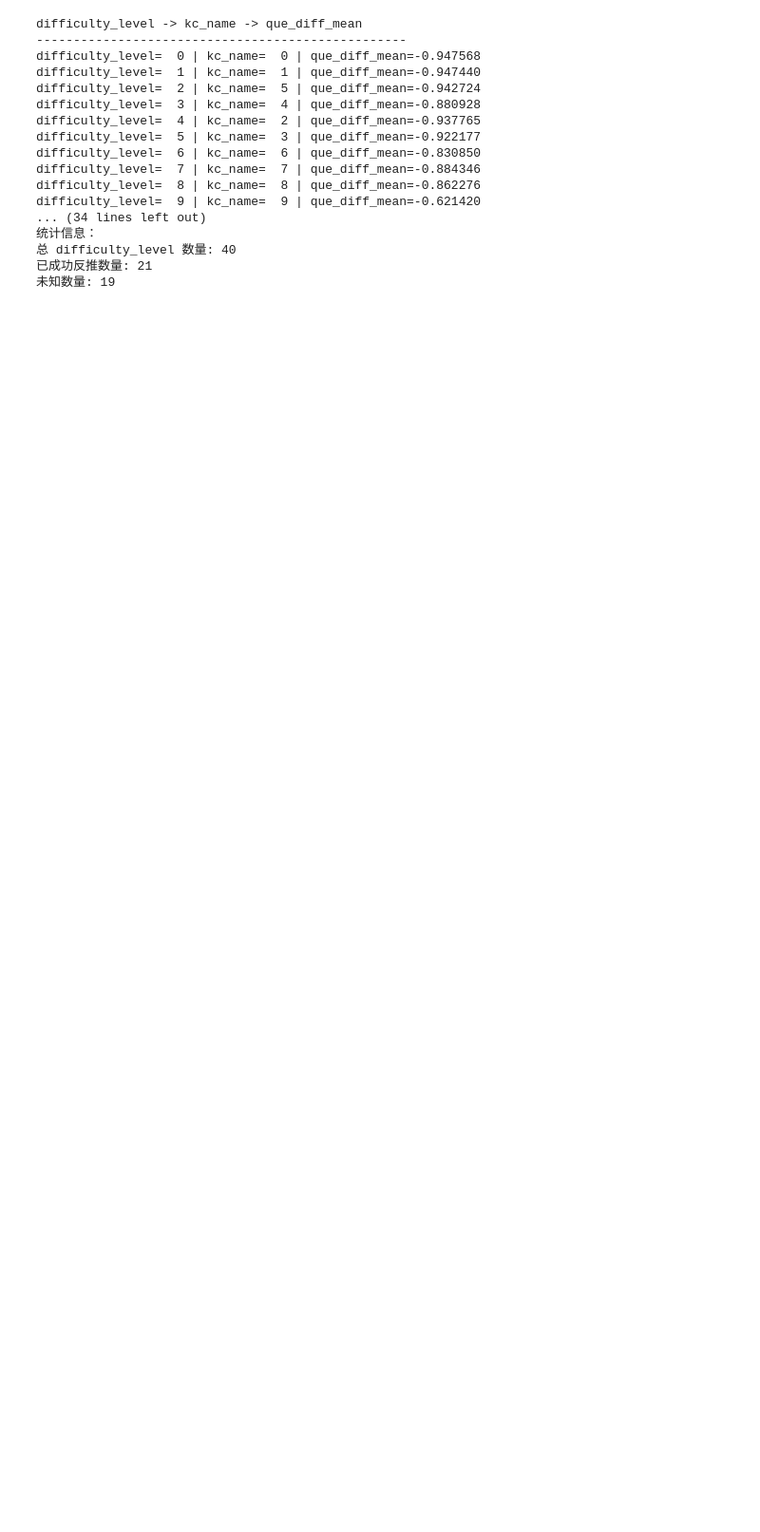
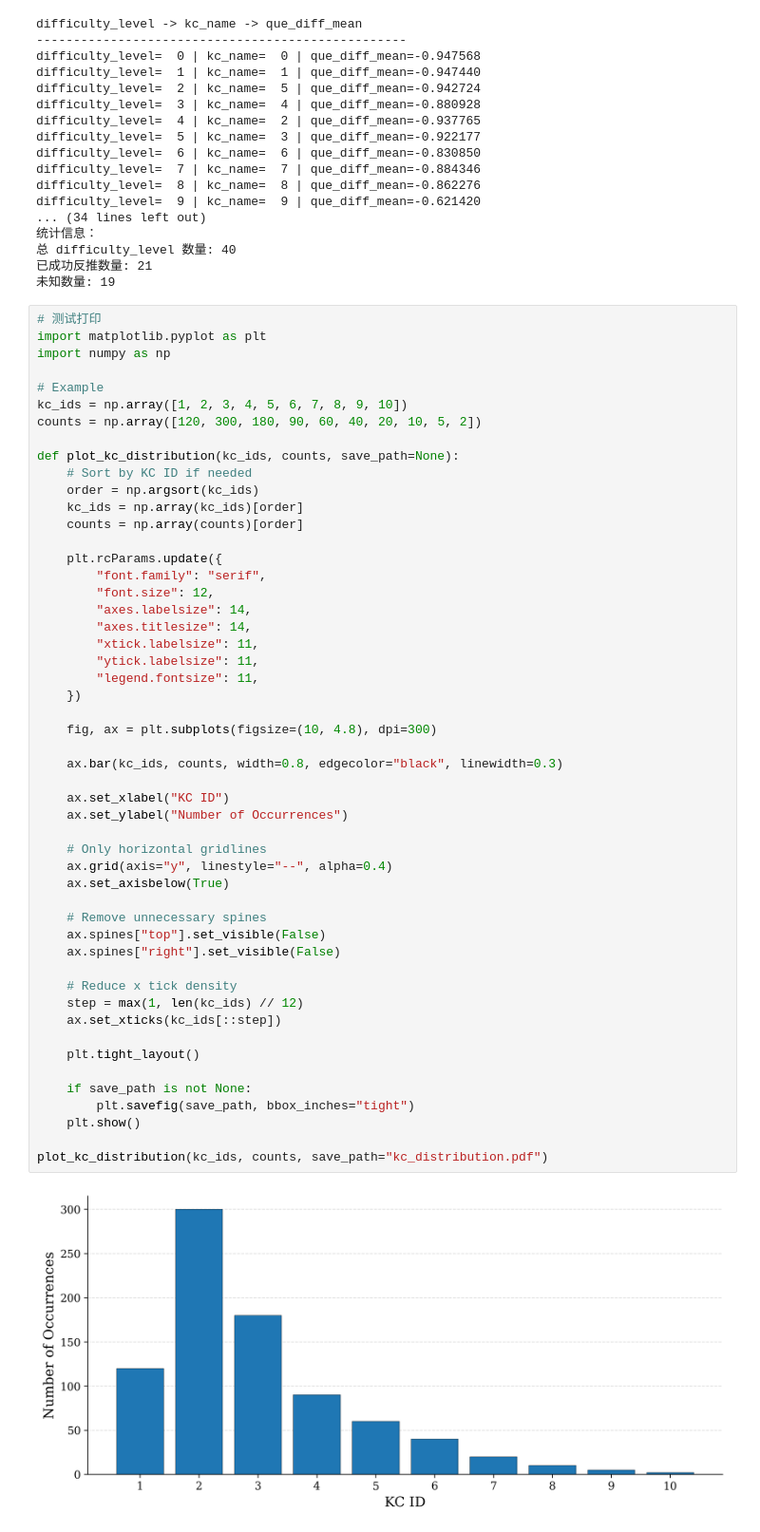
Before and after one commit to chilltse/pykt-ukelele, a Jupyter notebook: data/yousician/visualization/deep_irt_and_label_diff_kc.ipynb, the cells around one changed output. Shown at 95% size. Drawn from its saved outputs; the diff is of its cells as text; blank space fills up the shorter version.

```diff
--- a/data/yousician/visualization/deep_irt_and_label_diff_kc.ipynb
+++ b/data/yousician/visualization/deep_irt_and_label_diff_kc.ipynb
@@ -135,3 +135,56 @@ difficulty_level=  9 | kc_name=  9 | que_diff_mean=-0.621420
 总 difficulty_level 数量: 40
 已成功反推数量: 21
 未知数量: 19
+# %%
+# 测试打印
+import matplotlib.pyplot as plt
+import numpy as np
+
+# Example
+kc_ids = np.array([1, 2, 3, 4, 5, 6, 7, 8, 9, 10])
+counts = np.array([120, 300, 180, 90, 60, 40, 20, 10, 5, 2])
+
+def plot_kc_distribution(kc_ids, counts, save_path=None):
+    # Sort by KC ID if needed
+    order = np.argsort(kc_ids)
+    kc_ids = np.array(kc_ids)[order]
+    counts = np.array(counts)[order]
+
+    plt.rcParams.update({
+        "font.family": "serif",
+        "font.size": 12,
+        "axes.labelsize": 14,
+        "axes.titlesize": 14,
+        "xtick.labelsize": 11,
+        "ytick.labelsize": 11,
+        "legend.fontsize": 11,
+    })
+
+    fig, ax = plt.subplots(figsize=(10, 4.8), dpi=300)
+
+    ax.bar(kc_ids, counts, width=0.8, edgecolor="black", linewidth=0.3)
+
+    ax.set_xlabel("KC ID")
+    ax.set_ylabel("Number of Occurrences")
+
+    # Only horizontal gridlines
+    ax.grid(axis="y", linestyle="--", alpha=0.4)
+    ax.set_axisbelow(True)
+
+    # Remove unnecessary spines
+    ax.spines["top"].set_visible(False)
+    ax.spines["right"].set_visible(False)
+
+    # Reduce x tick density
+    step = max(1, len(kc_ids) // 12)
+    ax.set_xticks(kc_ids[::step])
+
+    plt.tight_layout()
+
+    if save_path is not None:
+        plt.savefig(save_path, bbox_inches="tight")
+    plt.show()
+
+plot_kc_distribution(kc_ids, counts, save_path="kc_distribution.pdf")
+# %% [output]
+[figure, added]
```
Also changed, not shown: parts of 1 cell of this notebook, 7 other files.
